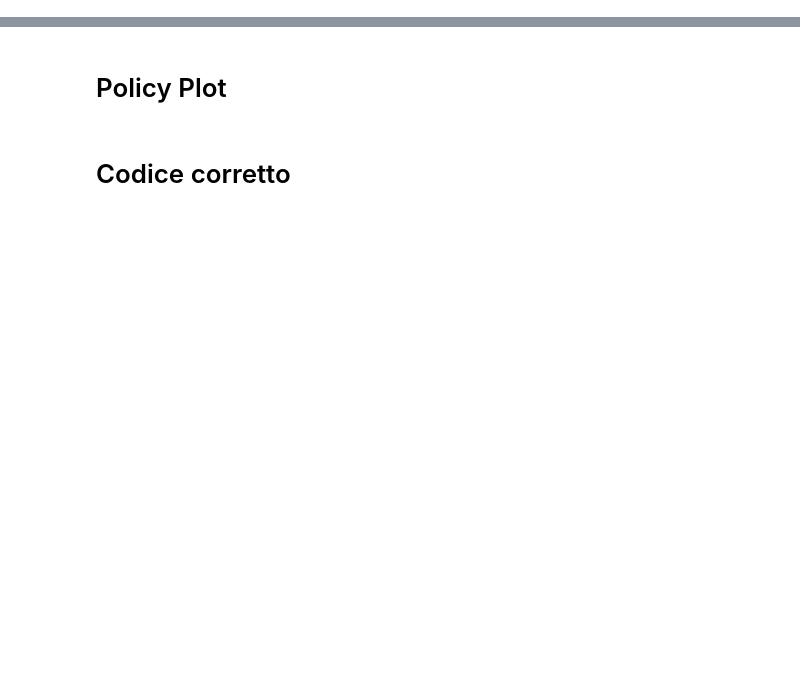
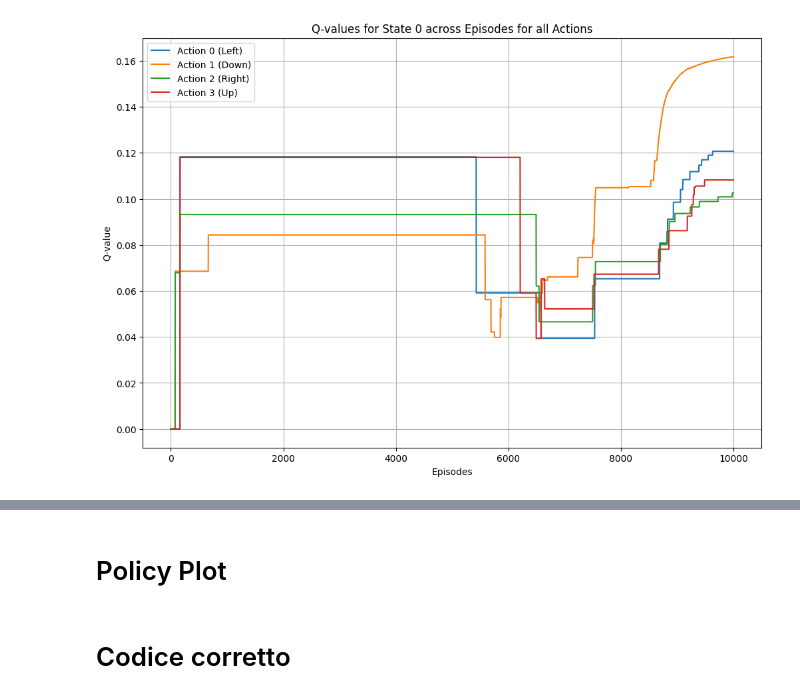
Before and after one commit to caterinabruchi9/SEAI_Project, a Jupyter notebook: Tabular/MC_OFF_TAB.ipynb, the cells around one changed output, grey strips where cells are left out. Saved outputs shown, nothing was run; the diff lists cells and outputs as text; code cells hidden in the pictures; blank space fills up the shorter version.

```diff
--- a/Tabular/MC_OFF_TAB.ipynb
+++ b/Tabular/MC_OFF_TAB.ipynb
@@ -224 +225,34 @@ def plot_surface(varianza_per_cella):
+# %%
+
+# Load the history of Q-tables across episodes
+history = np.load('OFF/imgs/FV_MC_tables.npy')
+
+# Select the state you want to plot
+state = 0  # Example: state 0
+
+# Number of actions (assuming 4 actions as in FrozenLake)
+num_actions = history.shape[2]
+action_labels = {
+    0: 'Left',
+    1: 'Down',
+    2: 'Right',
+    3: 'Up'
+}
+
+
+# Plot the values for all actions
+plt.figure(figsize=(12, 8))
+for action in range(num_actions):
+    # Extract the values of the selected cell (state, action) from each episode
+    q_values = history[:, state, action]
+    plt.plot(q_values, label=f'Action {action} ({action_labels[action]})')
+
+plt.title(f"Q-values for State {state} across Episodes for all Actions")
+plt.xlabel('Episodes')
+plt.ylabel('Q-value')
+plt.legend()
+plt.grid(True)
+plt.show()
+# %% [output]
+[figure, added]
 # %%
```
Also changed, not shown: parts of 11 cells of this notebook, 4 other files.
